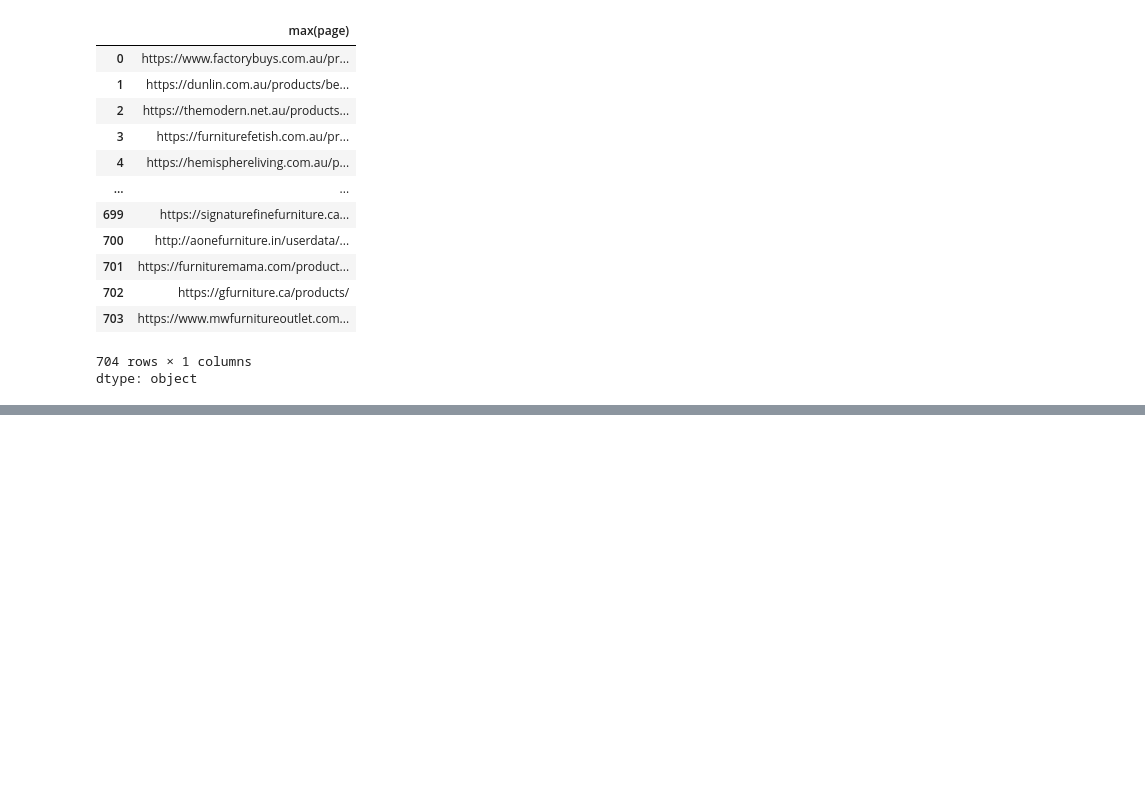
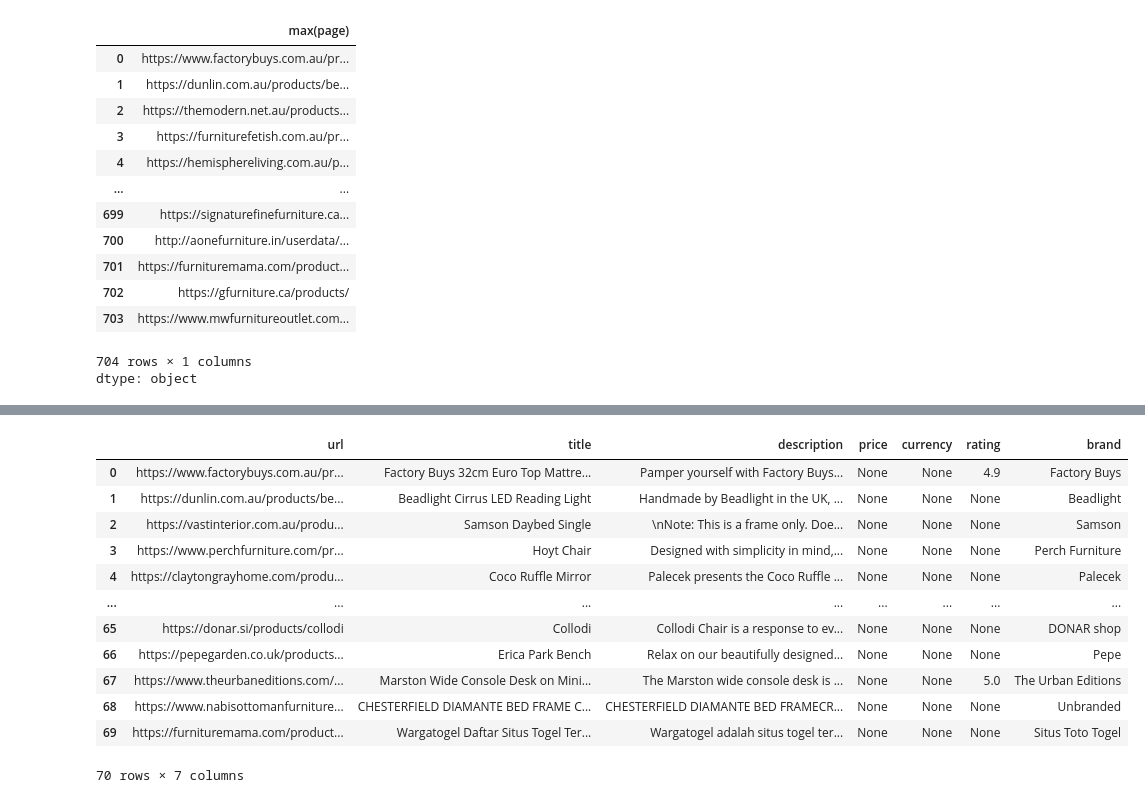
Before and after one commit to PigStep/NER_based-ML-furniture-store-extraction, a Jupyter notebook: notebook.ipynb, the cells around one changed output, grey strips where cells are left out. Drawn from its saved outputs; the diff is of its cells as text; code cells hidden in the pictures; blank space fills up the shorter version.

```diff
--- a/notebook.ipynb
+++ b/notebook.ipynb
@@ -79,17 +68,0 @@ def clean_text(text):
-# %%
-url = url_series[0]
-response = requests.get(url)
-soup = BeautifulSoup(response.text, 'html.parser')
-
-# Ключевые слова, которые должны быть в названии класса
-keywords = ['product__']
-
-# Собираем все теги, в имени которых есть хотя бы одно ключевое слово
-relevant_tags = soup.find_all(
-    class_=lambda x: x and any(kw in x.lower() for kw in keywords)
-)
-
-# Извлекаем текст из найденных тегов
-texts = set([tag.get_text(" ", strip=True) for tag in relevant_tags])
-for text in texts:
-  print(clean_text(text))
@@ -109,5 +68,0 @@ Skip to product information         1 / of 9 This item ships for FREE in Austral
-# %%
-# Пример использования
-url = url_series[0]
-items = parse_furniture_site(url)
-print(items)
@@ -113,0 +117,14 @@ print(items)
+# %%
+columns = ["url","title","description","price","currency","rating","brand"]
+urls = pd.DataFrame(columns=columns)
+
+all_data =[]
+for url in url_series:
+  product_data = get_parsed_data(url)
+
+  if(product_data):
+    product_data["url"] = url
+    all_data.append(product_data)
+
+# Создаем датафрейм разом
+urls_df = pd.DataFrame(all_data)
@@ -113,0 +149,16 @@ print(items)
+# %%
+urls_df
+# %% [output]
+|  | url | title | description | price | currency | rating | brand |
+| 0 | https://www.factorybuys.com.au/pr... | Factory Buys 32cm Euro Top Mattre... | Pamper yourself with Factory Buys... | None | None | 4.9 | Factory Buys |
+| 1 | https://dunlin.com.au/products/be... | Beadlight Cirrus LED Reading Light | Handmade by Beadlight in the UK, ... | None | None | None | Beadlight |
+| 2 | https://vastinterior.com.au/produ... | Samson Daybed Single | \nNote: This is a frame only. Doe... | None | None | None | Samson |
+| 3 | https://www.perchfurniture.com/pr... | Hoyt Chair | Designed with simplicity in mind,... | None | None | None | Perch Furniture |
+| 4 | https://claytongrayhome.com/produ... | Coco Ruffle Mirror | Palecek presents the Coco Ruffle ... | None | None | None | Palecek |
+| ... | ... | ... | ... | ... | ... | ... | ... |
+| 65 | https://donar.si/products/collodi | Collodi | Collodi Chair is a response to ev... | None | None | None | DONAR shop |
+| 66 | https://pepegarden.co.uk/products... | Erica Park Bench | Relax on our beautifully designed... | None | None | None | Pepe |
+| 67 | https://www.theurbaneditions.com/... | Marston Wide Console Desk on Mini... | The Marston wide console desk is ... | None | None | 5.0 | The Urban Editions |
+| 68 | https://www.nabisottomanfurniture... | CHESTERFIELD DIAMANTE BED FRAME C... | CHESTERFIELD DIAMANTE BED FRAMECR... | None | None | None | Unbranded |
+| 69 | https://furnituremama.com/product... | Wargatogel Daftar Situs Togel Ter... | Wargatogel adalah situs togel ter... | None | None | None | Situs Toto Togel |
+70 rows × 7 columns
```
Also changed, not shown: parts of 14 cells of this notebook.
